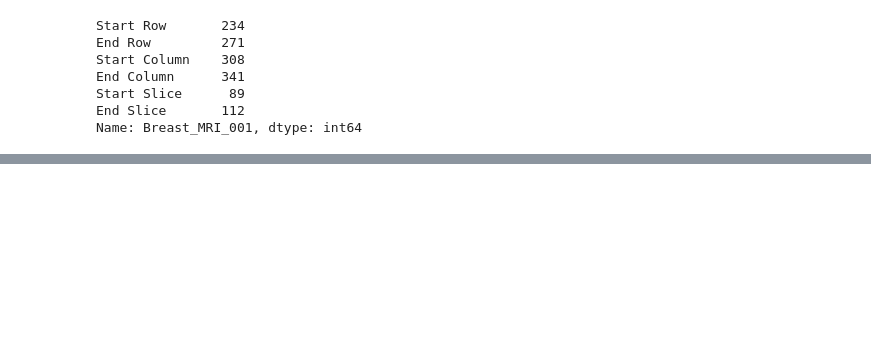
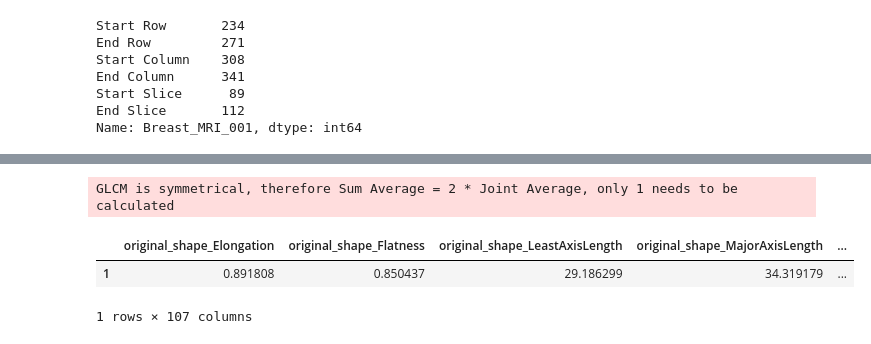
Before and after one commit to breast-cancer-detection-with-mri-images/Breast-Cancer-Subtype-from-MRI, a Jupyter notebook: segmentation/segmenting_nifti.ipynb, the cells around one changed output, grey strips where cells are left out. Drawn from its saved outputs; the diff is of its cells as text; code cells hidden in the pictures; blank space fills up the shorter version.

```diff
--- a/segmentation/segmenting_nifti.ipynb
+++ b/segmentation/segmenting_nifti.ipynb
@@ -54,0 +55,6 @@ annotation_boxes[]
+# %%
+feat_ext = featureextractor.RadiomicsFeatureExtractor()
+feat_ext.settings['minimumROIDimensions'] = 2
+feat_ext.settings['normalize'] = True
+feat_ext.settings['additionalInfo'] = False
+feat_ext.settings
@@ -55 +77,14 @@ annotation_boxes[]
+# %%
+feats = feat_ext.execute('../../New Dataset/Breast_MRI_001/11_ax_dyn_3rd_pass.nii.gz', '../../New Dataset/Breast_MRI_001/segment.nii.gz')
+# %% [output]
+GLCM is symmetrical, therefore Sum Average = 2 * Joint Average, only 1 needs to be calculated
+# %%
+for key, value in feats.items():
+    feats[key] = value.item()
+# %%
+pd.DataFrame(feats, index = [1])
+# %% [output]
+|  | original_shape_Elongation | original_shape_Flatness | original_shape_LeastAxisLength | original_shape_MajorAxisLength | ... |
+| 1 | 0.891808 | 0.850437 | 29.186299 | 34.319179 | ... |
+1 rows × 107 columns
 # %%
```
Also changed, not shown: parts of 14 cells of this notebook, 2 other files.
